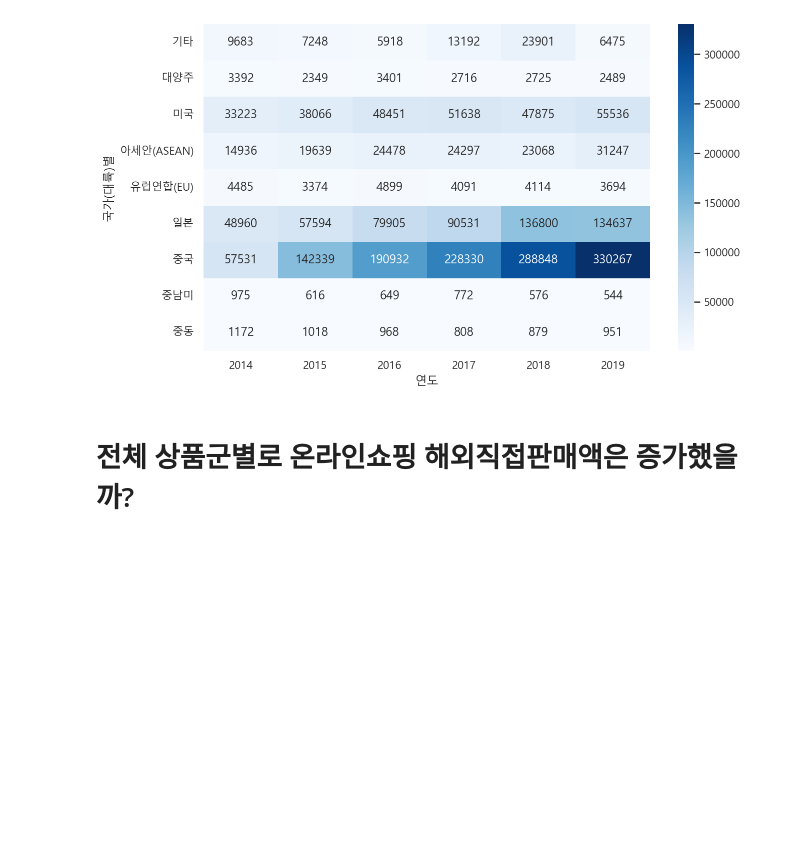
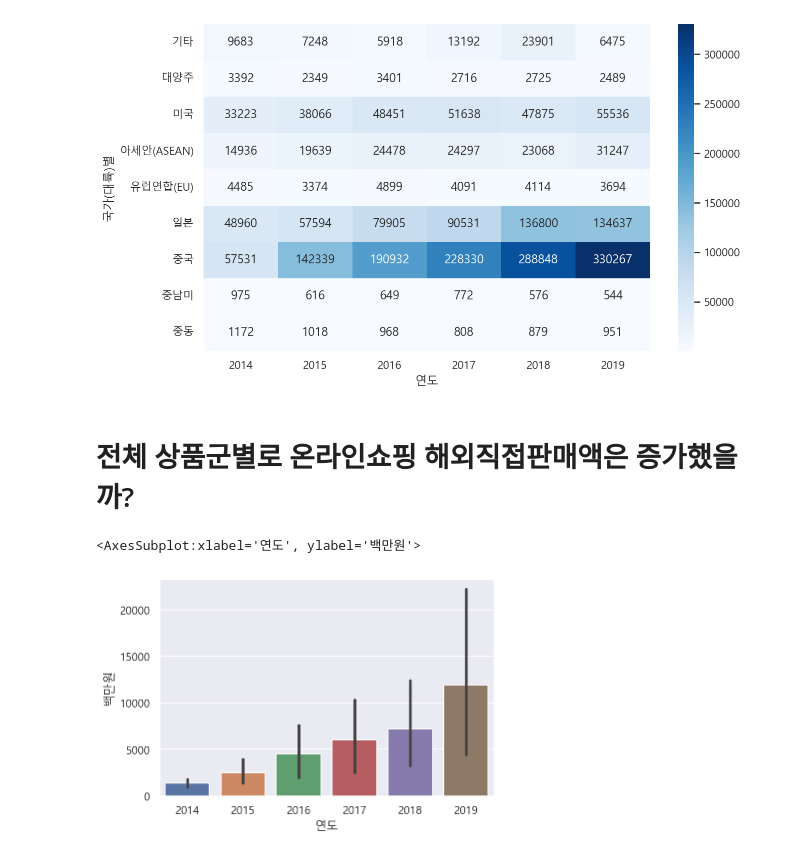
Before and after one commit to selffish234/Boostcourse_Data_science, a Jupyter notebook: 4주차/K-Beauty-oversea-online-sales.ipynb, the cells around one changed output. Drawn from its saved outputs; the diff is of its cells as text; code cells hidden in the pictures; blank space fills up the shorter version.

```diff
--- a/4주차/K-Beauty-oversea-online-sales.ipynb
+++ b/4주차/K-Beauty-oversea-online-sales.ipynb
@@ -407,5 +412,11 @@ sns.heatmap(result, cmap = "Blues", annot = True, fmt= ".0f")
 [figure]
 # %% [markdown]
 # 전체 상품군별로 온라인쇼핑 해외직접판매액은 증가했을까?
+# %%
+# 위에서 판매유형별 데이터의 "계"만 모은 df_total 변수를 통한 연도별 합계 금액을 시각화 하기
+sns.barplot(data = df_total, x="연도", y="백만원")
+# %% [output]
+<AxesSubplot:xlabel='연도', ylabel='백만원'>
+[figure, added]
 # %%
 # 위에서 판매유형별 데이터의 "계"만 모은 df_total 변수를 통한 연도별 합계 금액을 시각화 하기
```
Also changed, not shown: parts of 11 cells of this notebook.
